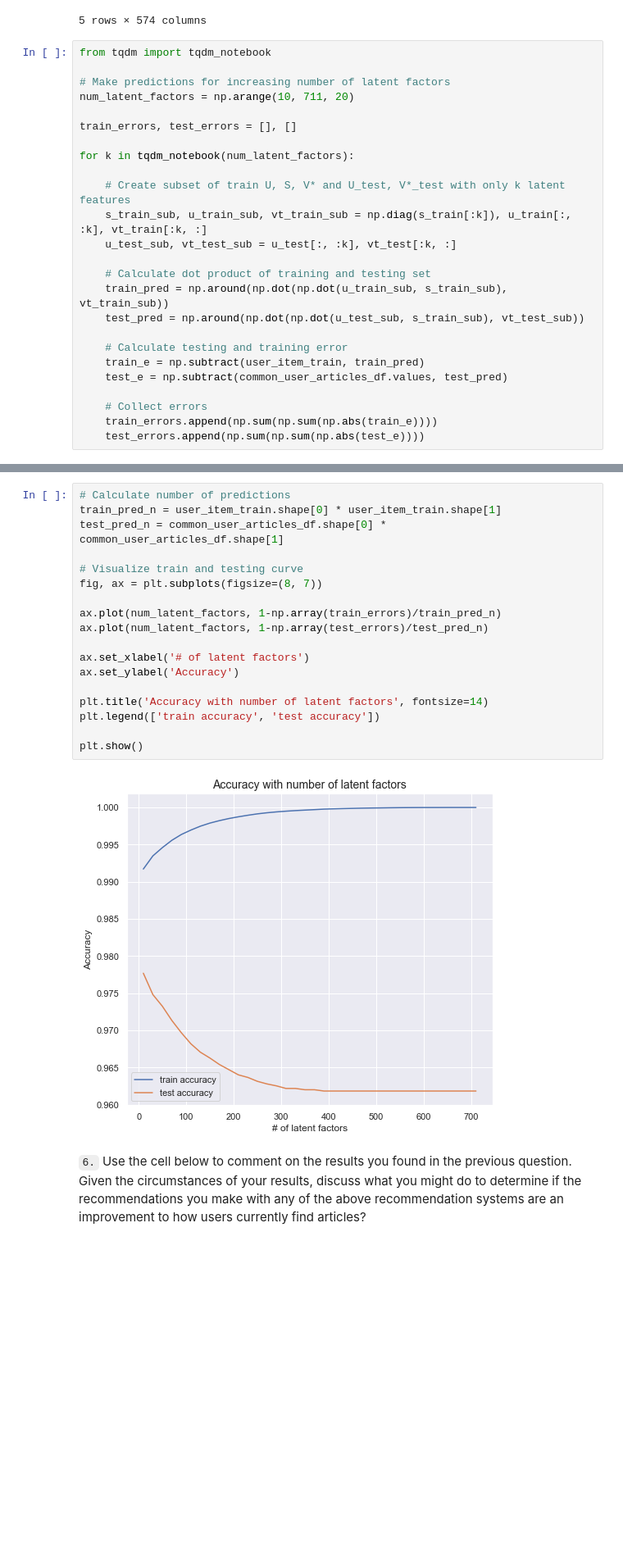
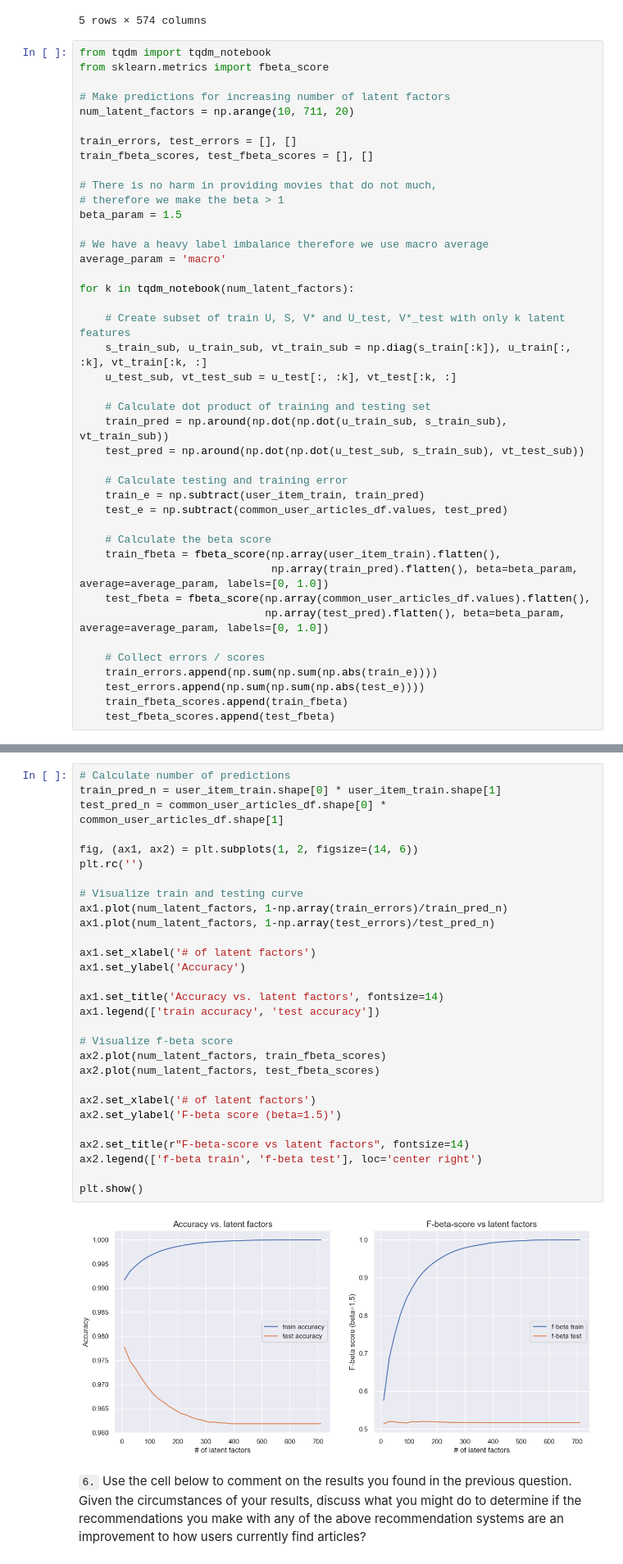
Before and after one commit to huli/dsnd, a Jupyter notebook: recommendations-with-ibm/Recommendations_with_IBM.ipynb, the cells around one changed output, grey strips where cells are left out. Shown at 82% size. Cells and saved outputs as stored; diff of their text form; blank space fills up the shorter version.

Commit message:
Implement fbeta-score

```diff
--- a/recommendations-with-ibm/Recommendations_with_IBM.ipynb
+++ b/recommendations-with-ibm/Recommendations_with_IBM.ipynb
@@ -1050,11 +1050,20 @@ common_user_articles_df.head()
 5 rows × 574 columns
 # %%
 from tqdm import tqdm_notebook
+from sklearn.metrics import fbeta_score
 
 # Make predictions for increasing number of latent factors
 num_latent_factors = np.arange(10, 711, 20)
 
 train_errors, test_errors = [], []
+train_fbeta_scores, test_fbeta_scores = [], []
+
+# There is no harm in providing movies that do not much,
+# therefore we make the beta > 1
+beta_param = 1.5
+
+# We have a heavy label imbalance therefore we use macro average
+average_param = 'macro'
 
 for k in tqdm_notebook(num_latent_factors):
 
@@ -1070,30 +1079,49 @@ for k in tqdm_notebook(num_latent_factors):
     train_e = np.subtract(user_item_train, train_pred)
     test_e = np.subtract(common_user_articles_df.values, test_pred)
 
-    # Collect errors
+    # Calculate the beta score
+    train_fbeta = fbeta_score(np.array(user_item_train).flatten(),
+                              np.array(train_pred).flatten(), beta=beta_param, average=average_param, labels=[0, 1.0])
+    test_fbeta = fbeta_score(np.array(common_user_articles_df.values).flatten(),
+                             np.array(test_pred).flatten(), beta=beta_param, average=average_param, labels=[0, 1.0])
+
+    # Collect errors / scores
     train_errors.append(np.sum(np.sum(np.abs(train_e))))
     test_errors.append(np.sum(np.sum(np.abs(test_e))))
+    train_fbeta_scores.append(train_fbeta)
+    test_fbeta_scores.append(test_fbeta)
 # %% [output]
 [interactive output not drawn]
 # %%
 # Calculate number of predictions
 train_pred_n = user_item_train.shape[0] * user_item_train.shape[1]
 test_pred_n = common_user_articles_df.shape[0] * common_user_articles_df.shape[1]
 
+fig, (ax1, ax2) = plt.subplots(1, 2, figsize=(14, 6))
+plt.rc('')
+
 # Visualize train and testing curve
-fig, ax = plt.subplots(figsize=(8, 7))
+ax1.plot(num_latent_factors, 1-np.array(train_errors)/train_pred_n)
+ax1.plot(num_latent_factors, 1-np.array(test_errors)/test_pred_n)
 
-ax.plot(num_latent_factors, 1-np.array(train_errors)/train_pred_n)
-ax.plot(num_latent_factors, 1-np.array(test_errors)/test_pred_n)
+ax1.set_xlabel('# of latent factors')
+ax1.set_ylabel('Accuracy')
 
-ax.set_xlabel('# of latent factors')
-ax.set_ylabel('Accuracy')
+ax1.set_title('Accuracy vs. latent factors', fontsize=14)
+ax1.legend(['train accuracy', 'test accuracy'])
 
-plt.title('Accuracy with number of latent factors', fontsize=14)
-plt.legend(['train accuracy', 'test accuracy'])
+# Visualize f-beta score
+ax2.plot(num_latent_factors, train_fbeta_scores)
+ax2.plot(num_latent_factors, test_fbeta_scores)
+
+ax2.set_xlabel('# of latent factors')
+ax2.set_ylabel('F-beta score (beta=1.5)')
+
+ax2.set_title(r"F-beta-score vs latent factors", fontsize=14)
+ax2.legend(['f-beta train', 'f-beta test'], loc='center right')
 
 plt.show()
 # %% [output]
-[figure, old version]
+[figure, new version]
 # %% [markdown]
 `6.` Use the cell below to comment on the results you found in the previous question. Given the circumstances of your results, discuss what you might do to determine if the recommendations you make with any of the above recommendation systems are an improvement to how users currently find articles?
```
Also changed, not shown: parts of 2 cells of this notebook.
